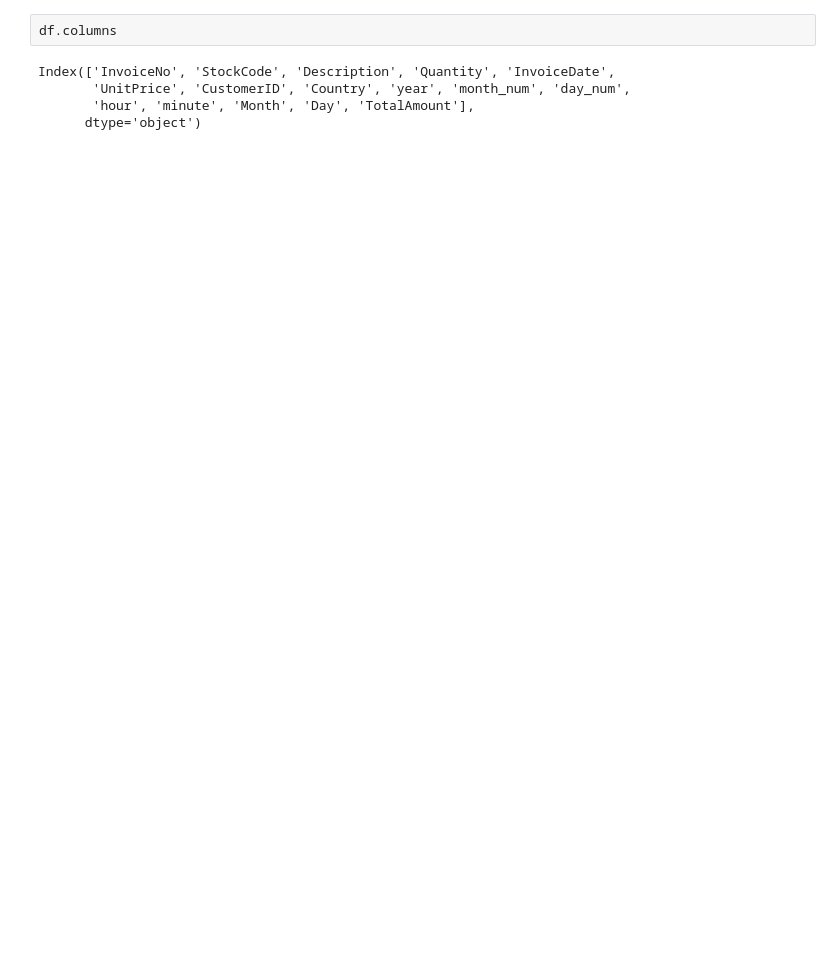
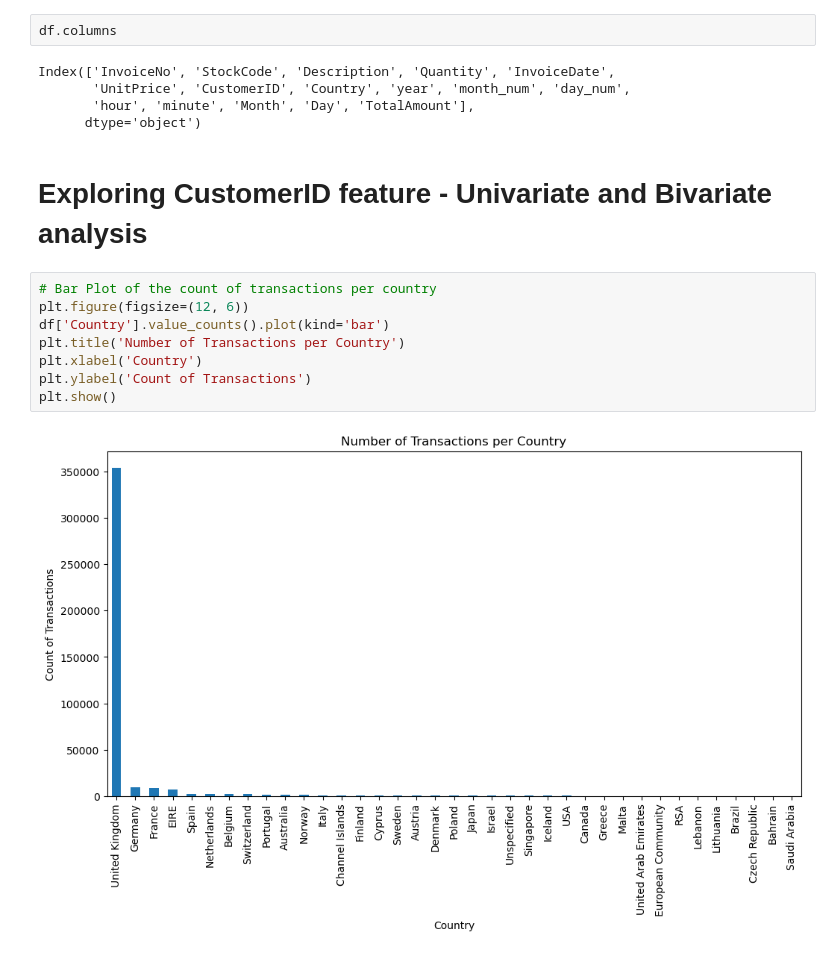
Before and after one commit to tusharraskar/Online-Retail-Customer-Segmentation, a Jupyter notebook: Online Retail Customer Segmentation.ipynb, the cells around one changed output. Drawn from its saved outputs; the diff is of its cells as text; blank space fills up the shorter version.

```diff
--- a/Online Retail Customer Segmentation.ipynb
+++ b/Online Retail Customer Segmentation.ipynb
@@ -576,3 +636,15 @@ Index(['InvoiceNo', 'StockCode', 'Description', 'Quantity', 'InvoiceDate',
        'UnitPrice', 'CustomerID', 'Country', 'year', 'month_num', 'day_num',
        'hour', 'minute', 'Month', 'Day', 'TotalAmount'],
       dtype='object')
+# %% [markdown]
+# Exploring CustomerID feature -  Univariate and Bivariate analysis
+# %%
+# Bar Plot of the count of transactions per country
+plt.figure(figsize=(12, 6))
+df['Country'].value_counts().plot(kind='bar')
+plt.title('Number of Transactions per Country')
+plt.xlabel('Country')
+plt.ylabel('Count of Transactions')
+plt.show()
+# %% [output]
+[figure, added]
```
Also changed, not shown: parts of 8 cells of this notebook.
